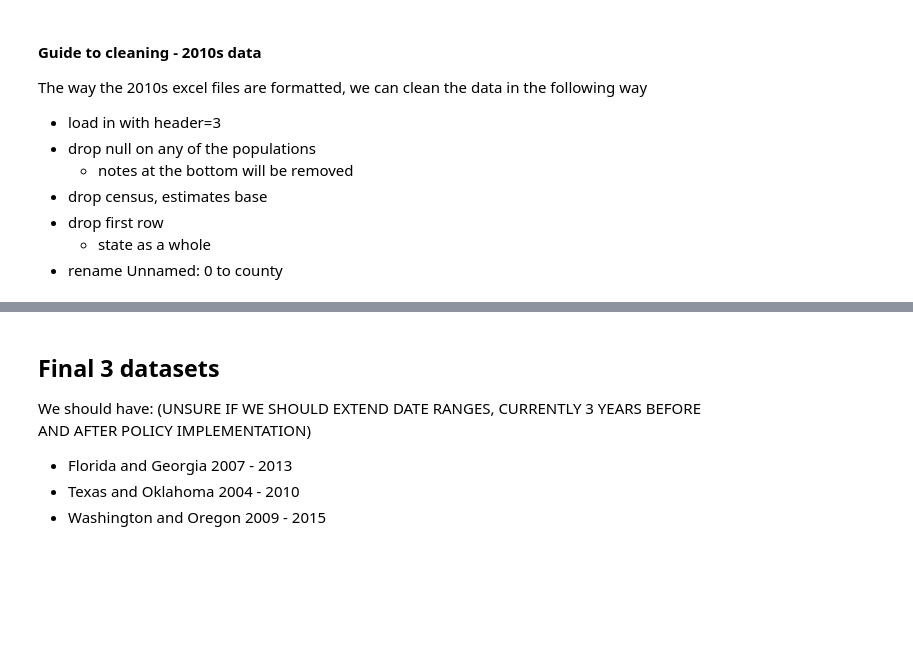
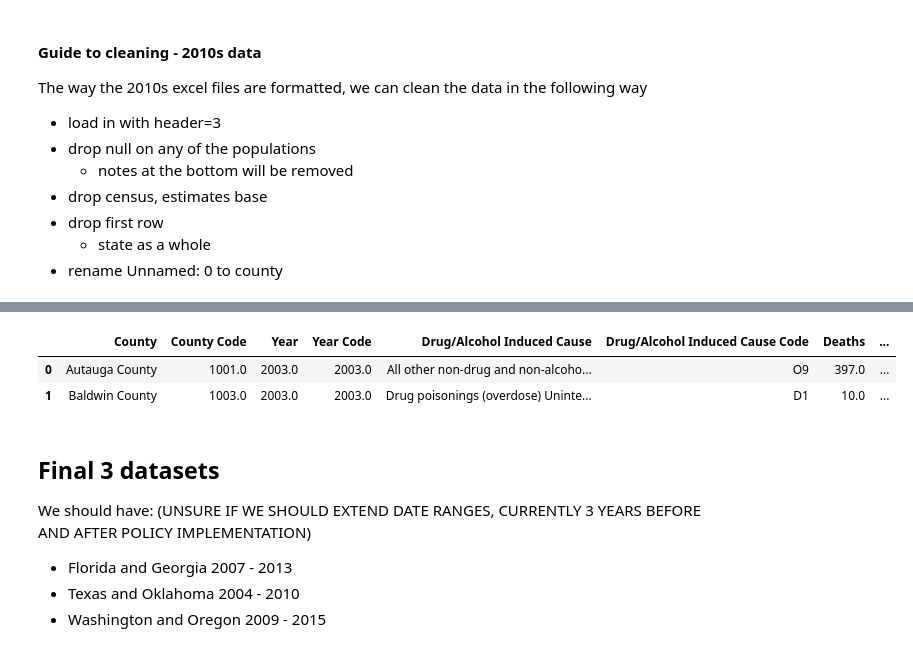
Before and after one commit to abzdel/Opioid-Analysis, a Jupyter notebook: 02_clean_data.ipynb, the cells around one changed output, grey strips where cells are left out. Cells and saved outputs as stored; diff of their text form; code cells hidden in the pictures; blank space fills up the shorter version.

```diff
--- a/02_clean_data.ipynb
+++ b/02_clean_data.ipynb
@@ -363,3 +458,9 @@ assert pops.duplicated().sum() == 0
+# %%
+df_cause_of_death.head(2)
+# %% [output]
+|  | County | County Code | Year | Year Code | Drug/Alcohol Induced Cause | Drug/Alcohol Induced Cause Code | Deaths | ... |
+| 0 | Autauga County | 1001.0 | 2003.0 | 2003.0 | All other non-drug and non-alcoho... | O9 | 397.0 | ... |
+| 1 | Baldwin County | 1003.0 | 2003.0 | 2003.0 | Drug poisonings (overdose) Uninte... | D1 | 10.0 | ... |
 # %% [markdown]
 ## Final 3 datasets
 
```
Also changed, not shown: parts of 21 cells of this notebook.
